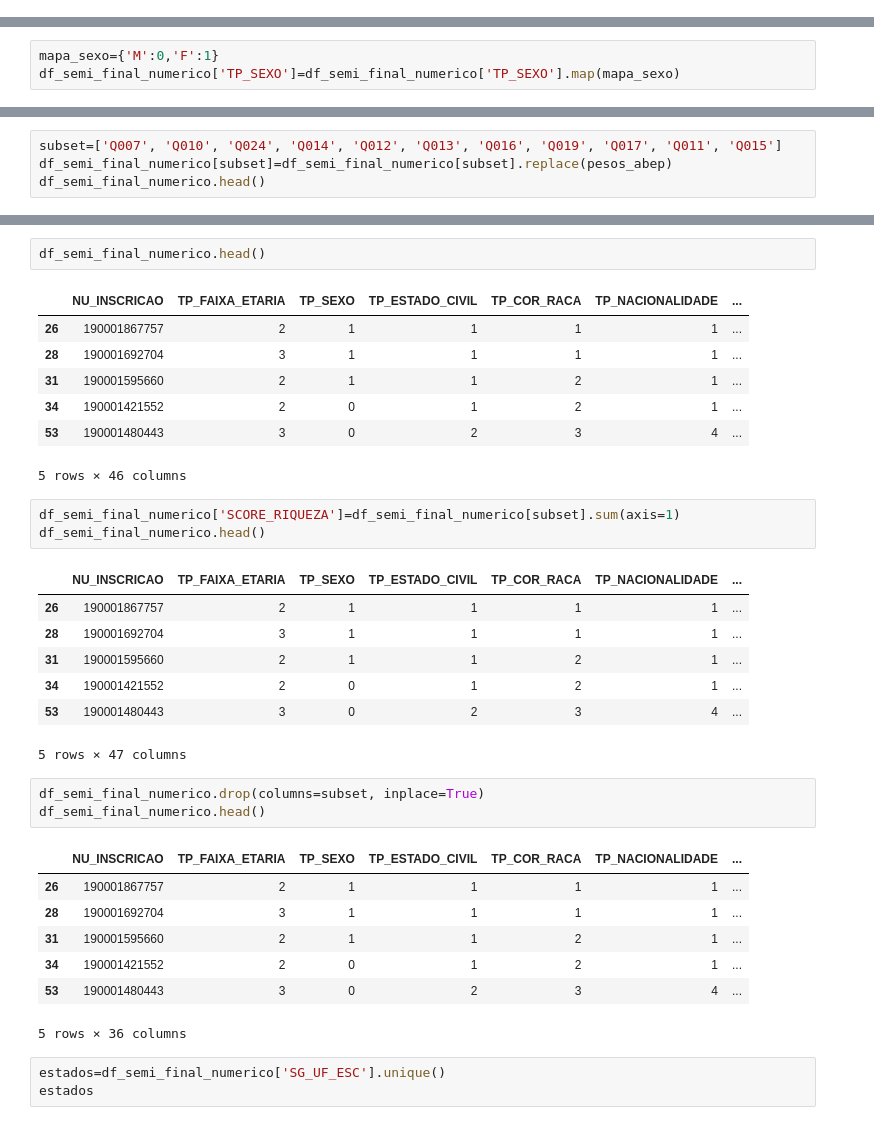
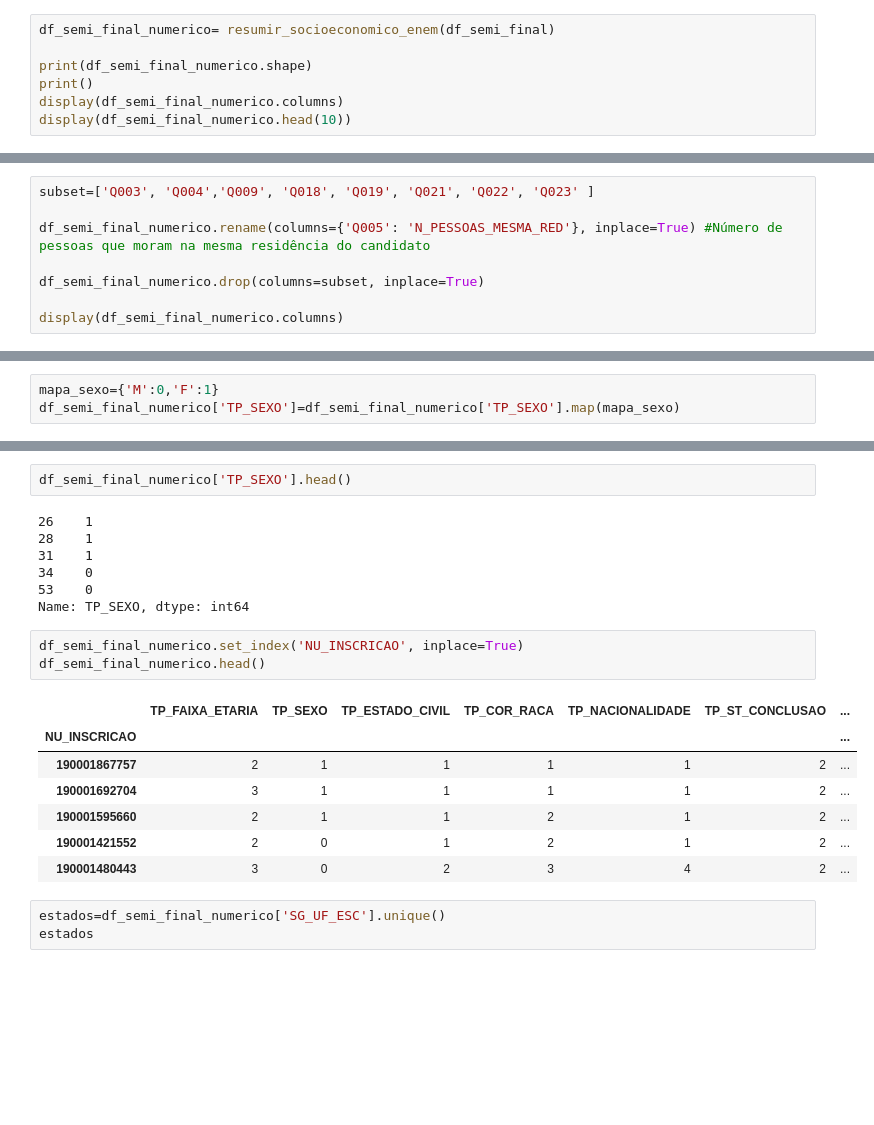
Before and after one commit to intelligent-life-paradox/statistical-modelling-enem, a Jupyter notebook: notebooks/tratamentos_de_dados.ipynb, the cells around one changed output, grey strips where cells are left out. Cells and saved outputs as stored; diff of their text form; blank space fills up the shorter version.

```diff
--- a/notebooks/tratamentos_de_dados.ipynb
+++ b/notebooks/tratamentos_de_dados.ipynb
@@ -352,0 +345,7 @@ display(df_semi_final_numerico.head(10))
+# %%
+df_semi_final_numerico= resumir_socioeconomico_enem(df_semi_final)
+
+print(df_semi_final_numerico.shape)
+print()
+display(df_semi_final_numerico.columns)
+display(df_semi_final_numerico.head(10))
@@ -352,0 +378,8 @@ display(df_semi_final_numerico.head(10))
+# %%
+subset=['Q003', 'Q004','Q009', 'Q018', 'Q019', 'Q021', 'Q022', 'Q023' ]
+
+df_semi_final_numerico.rename(columns={'Q005': 'N_PESSOAS_MESMA_RED'}, inplace=True) #Número de pessoas que moram na mesma residência do candidato
+
+df_semi_final_numerico.drop(columns=subset, inplace=True)
+
+display(df_semi_final_numerico.columns)
@@ -374,4 +396,0 @@ pesos_abep = {
-# %%
-subset=['Q007', 'Q010', 'Q024', 'Q014', 'Q012', 'Q013', 'Q016', 'Q019', 'Q017', 'Q011', 'Q015']
-df_semi_final_numerico[subset]=df_semi_final_numerico[subset].replace(pesos_abep)
-df_semi_final_numerico.head()
@@ -386,35 +397,23 @@ df_semi_final_numerico.head()
 # %%
-df_semi_final_numerico.head()
+df_semi_final_numerico['TP_SEXO'].head()
 # %% [output]
-|  | NU_INSCRICAO | TP_FAIXA_ETARIA | TP_SEXO | TP_ESTADO_CIVIL | TP_COR_RACA | TP_NACIONALIDADE | ... |
-| 26 | 190001867757 | 2 | 1 | 1 | 1 | 1 | ... |
-| 28 | 190001692704 | 3 | 1 | 1 | 1 | 1 | ... |
-| 31 | 190001595660 | 2 | 1 | 1 | 2 | 1 | ... |
-| 34 | 190001421552 | 2 | 0 | 1 | 2 | 1 | ... |
-| 53 | 190001480443 | 3 | 0 | 2 | 3 | 4 | ... |
-5 rows × 46 columns
+26    1
+28    1
+31    1
+34    0
+53    0
+Name: TP_SEXO, dtype: int64
-# %%
-df_semi_final_numerico['SCORE_RIQUEZA']=df_semi_final_numerico[subset].sum(axis=1)
-df_semi_final_numerico.head()
-# %% [output]
-|  | NU_INSCRICAO | TP_FAIXA_ETARIA | TP_SEXO | TP_ESTADO_CIVIL | TP_COR_RACA | TP_NACIONALIDADE | ... |
-| 26 | 190001867757 | 2 | 1 | 1 | 1 | 1 | ... |
-| 28 | 190001692704 | 3 | 1 | 1 | 1 | 1 | ... |
-| 31 | 190001595660 | 2 | 1 | 1 | 2 | 1 | ... |
-| 34 | 190001421552 | 2 | 0 | 1 | 2 | 1 | ... |
-| 53 | 190001480443 | 3 | 0 | 2 | 3 | 4 | ... |
-5 rows × 47 columns
 # %%
-df_semi_final_numerico.drop(columns=subset, inplace=True)
+df_semi_final_numerico.set_index('NU_INSCRICAO', inplace=True)
 df_semi_final_numerico.head()
 # %% [output]
-|  | NU_INSCRICAO | TP_FAIXA_ETARIA | TP_SEXO | TP_ESTADO_CIVIL | TP_COR_RACA | TP_NACIONALIDADE | ... |
-| 26 | 190001867757 | 2 | 1 | 1 | 1 | 1 | ... |
-| 28 | 190001692704 | 3 | 1 | 1 | 1 | 1 | ... |
-| 31 | 190001595660 | 2 | 1 | 1 | 2 | 1 | ... |
-| 34 | 190001421552 | 2 | 0 | 1 | 2 | 1 | ... |
-| 53 | 190001480443 | 3 | 0 | 2 | 3 | 4 | ... |
+|  | TP_FAIXA_ETARIA | TP_SEXO | TP_ESTADO_CIVIL | TP_COR_RACA | TP_NACIONALIDADE | TP_ST_CONCLUSAO | ... |
+| NU_INSCRICAO |  |  |  |  |  |  | ... |
+| 190001867757 | 2 | 1 | 1 | 1 | 1 | 2 | ... |
+| 190001692704 | 3 | 1 | 1 | 1 | 1 | 2 | ... |
+| 190001595660 | 2 | 1 | 1 | 2 | 1 | 2 | ... |
+| 190001421552 | 2 | 0 | 1 | 2 | 1 | 2 | ... |
+| 190001480443 | 3 | 0 | 2 | 3 | 4 | 2 | ... |
-5 rows × 36 columns
 # %%
 estados=df_semi_final_numerico['SG_UF_ESC'].unique()
 estados
```
Also changed, not shown: parts of 18 cells of this notebook, 4 other files.
